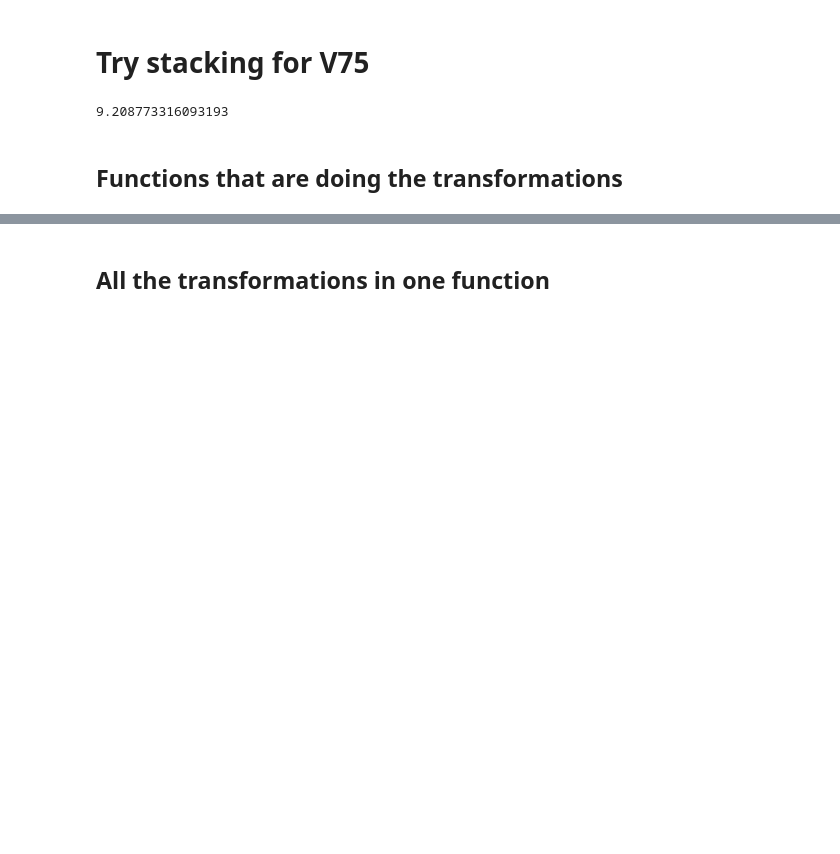
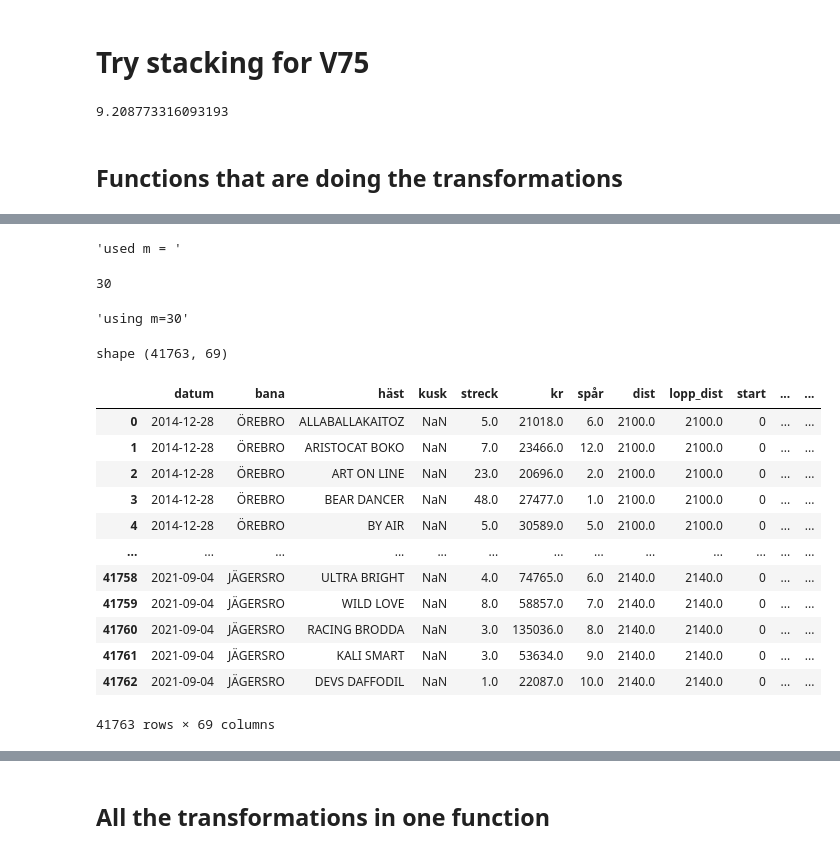
Before and after one commit to carokanns/Trav, a Jupyter notebook: spel/v75_tester/stacking.ipynb, the cells around one changed output, grey strips where cells are left out. Saved outputs shown, nothing was run; the diff lists cells and outputs as text; code cells hidden in the pictures; blank space fills up the shorter version.

Commit message:
starting tests of new pipeline

```diff
--- a/spel/v75_tester/stacking.ipynb
+++ b/spel/v75_tester/stacking.ipynb
@@ -95,8 +116,18 @@ def calc_smooth_mean(df, by, y, m=300, tot_mean=PLAC_MEAN):
     # Compute the "smoothed" means
     smooth = (counts * means + m * tot_mean) / (counts + m)
 
-    # Replace each value by the according smoothed mean
-    return df[by].map(smooth)
+    # return dict with value for each 'häst'
+    # df['smooth']=df[by].map(smooth)
+
+    # return df[['häst','smooth']].to_dict()
+    display('used m = ',m)
+    return smooth.to_dict()
+
+# dict1=calc_smooth_mean(df,'häst','plac',tot_mean=df.plac.mean())
+
+
+
+# pd.DataFrame.from_dict(dict,orient='index',columns=['smooth'])
 # %%
 # Handle h1-h5_bana
 def transform_hx_bana(df,hx,the_map):
@@ -142,18 +214,79 @@ def transf_kusk_häst(df,pref='',m=50,):
 # %%
 # Handle kön
 def transf_kön(df):
     from sklearn.preprocessing import OneHotEncoder
     df['kön'] = df['kön'].str.lower()
     ohe = OneHotEncoder(sparse=False)
     dftemp=pd.DataFrame(ohe.fit_transform(df[['kön']]),columns=['kön_h','kön_s','kön_v'] )  # replae kön with One Hot Encoding
-    df=pd.concat([df,dftemp],axis=1)
+    # df=pd.concat([df,dftemp],axis=1)
 
     # check that kön is correct encoded
     if len(df.loc[(df.kön=='h') & (df.kön_h != 1),'kön']):
         assert False, 'Felaktigt kön h'
     if len(df.loc[(df.kön=='s') & (df.kön_s != 1),'kön']):
        assert False, 'Felaktigt kön s'
     if len(df.loc[(df.kön=='v') & (df.kön_v != 1),'kön']):
         assert False, 'Felaktigt kön v'
     df.drop(['kön'],axis=1,inplace=True)
     return df
+def set_lower(dfo):
+    df=dfo.copy()
+    for c in df.columns:
+        df[c] = df[c].str.lower()
+    return df
+def set_cols(df):
+    return pd.DataFrame(df,columns=['kön_h','kön_s','kön_v'])
+
+# print(lower(df[['kön']]))
+lower =  FunctionTransformer(set_lower)
+# s_c = FunctionTransformer(set_cols)
+from sklearn.compose import ColumnTransformer,make_column_transformer
+from sklearn.preprocessing import OneHotEncoder
+
+# union = FeatureUnion([('o',df.select_dtypes('object')),
+#                      ('n',df.select_dtypes('object')),
+#                       ]
+#                       )
+
+pipe=make_pipeline(SimpleImputer(missing_values=np.nan, strategy='constant',fill_value=-1))
+
+mapper = DataFrameMapper([
+    (['datum'], None),
+    (['bana'], [lower,
+                SimpleImputer(missing_values=np.nan, strategy='constant',fill_value='missing'), ]),
+    (['h1_bana','h2_bana','h3_bana','h4_bana','h5_bana'], [lower,
+                SimpleImputer(missing_values=np.nan, strategy='constant',fill_value='missing'), ],{'alias':'hx_bana'}),
+    (['kön'], OneHotEncoder(sparse=False),{'alias':'kön'}),
+
+    (['kusk','h1_kusk','häst','plac'], lower, CustomSmoothMean(cols=['kusk','h1_kusk'],col2='häst',y='plac')),
+    (['h1_kusk','häst'], lower,{'alias':'h1ekipage'}),
+    (['h2_kusk','häst'], lower,{'alias':'h2ekipage'}),
+    (['h3_kusk','häst'], lower,{'alias':'h3ekipage'}),
+    (['h4_kusk','häst'], lower,{'alias':'h4ekipage'}),
+    (['h5_kusk','häst'], lower,{'alias':'h5ekipage'}),
+
+],df_out=True,input_df=True)
+pipe2=Pipeline([('the_mapper',mapper), ('the_pipe',pipe)])
+display(CustomSmoothMean(['kusk','h1_kusk'],['häst'],y='plac').fit(df).transform(df))
+
+# svar1f = CustomSmoothMean.fit(df)
+# svar1=mapper.fit_transform(df)
+svar2=pipe.fit_transform(df.select_dtypes(include='number'))
+# %% [output]
+'used m = '
+30
+'using m=30'
+shape (41763, 69)
+|  | datum | bana | häst | kusk | streck | kr | spår | dist | lopp_dist | start | ... | ... |
+| 0 | 2014-12-28 | ÖREBRO | ALLABALLAKAITOZ | NaN | 5.0 | 21018.0 | 6.0 | 2100.0 | 2100.0 | 0 | ... | ... |
+| 1 | 2014-12-28 | ÖREBRO | ARISTOCAT BOKO | NaN | 7.0 | 23466.0 | 12.0 | 2100.0 | 2100.0 | 0 | ... | ... |
+| 2 | 2014-12-28 | ÖREBRO | ART ON LINE | NaN | 23.0 | 20696.0 | 2.0 | 2100.0 | 2100.0 | 0 | ... | ... |
+| 3 | 2014-12-28 | ÖREBRO | BEAR DANCER | NaN | 48.0 | 27477.0 | 1.0 | 2100.0 | 2100.0 | 0 | ... | ... |
+| 4 | 2014-12-28 | ÖREBRO | BY AIR | NaN | 5.0 | 30589.0 | 5.0 | 2100.0 | 2100.0 | 0 | ... | ... |
+| ... | ... | ... | ... | ... | ... | ... | ... | ... | ... | ... | ... | ... |
+| 41758 | 2021-09-04 | JÄGERSRO | ULTRA BRIGHT | NaN | 4.0 | 74765.0 | 6.0 | 2140.0 | 2140.0 | 0 | ... | ... |
+| 41759 | 2021-09-04 | JÄGERSRO | WILD LOVE | NaN | 8.0 | 58857.0 | 7.0 | 2140.0 | 2140.0 | 0 | ... | ... |
+| 41760 | 2021-09-04 | JÄGERSRO | RACING BRODDA | NaN | 3.0 | 135036.0 | 8.0 | 2140.0 | 2140.0 | 0 | ... | ... |
+| 41761 | 2021-09-04 | JÄGERSRO | KALI SMART | NaN | 3.0 | 53634.0 | 9.0 | 2140.0 | 2140.0 | 0 | ... | ... |
+| 41762 | 2021-09-04 | JÄGERSRO | DEVS DAFFODIL | NaN | 1.0 | 22087.0 | 10.0 | 2140.0 | 2140.0 | 0 | ... | ... |
+41763 rows × 69 columns
```
Also changed, not shown: parts of 31 cells of this notebook, 5 other files.
